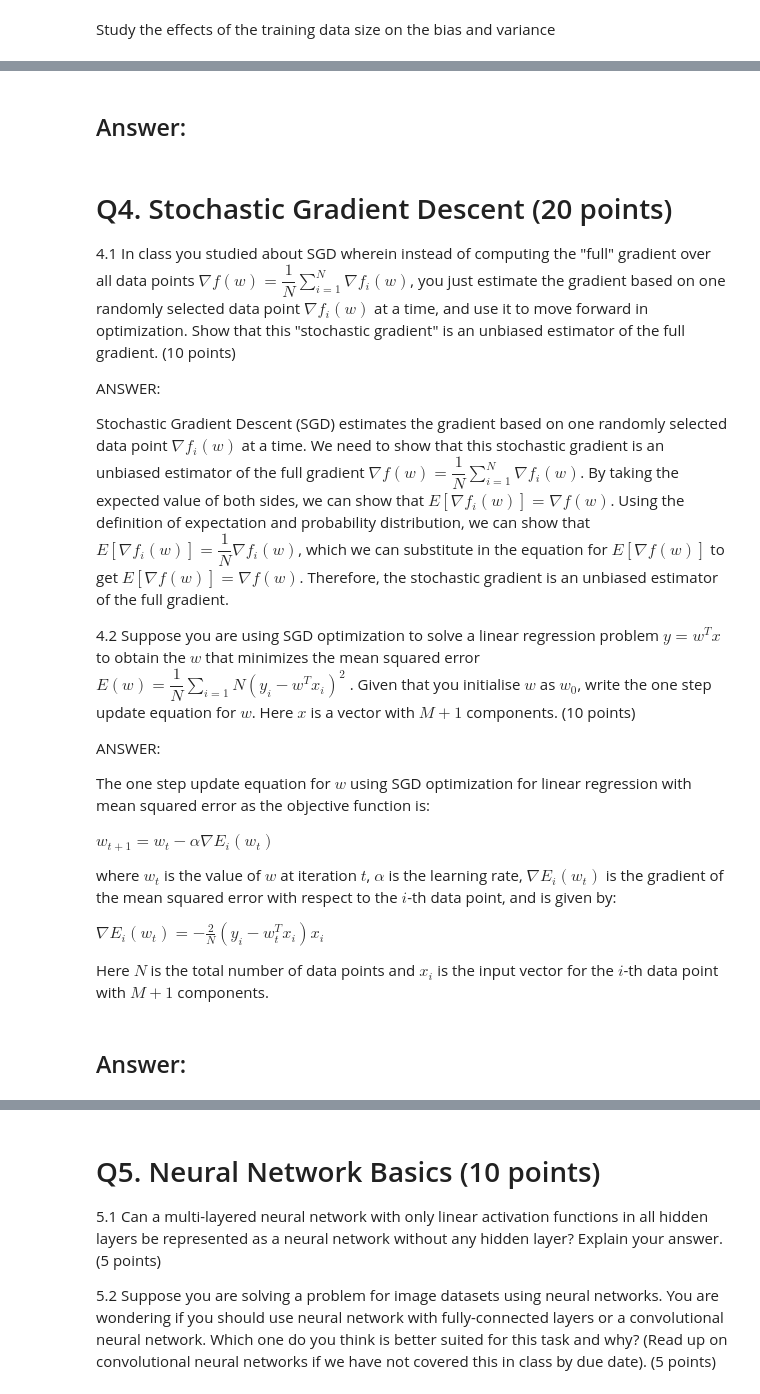
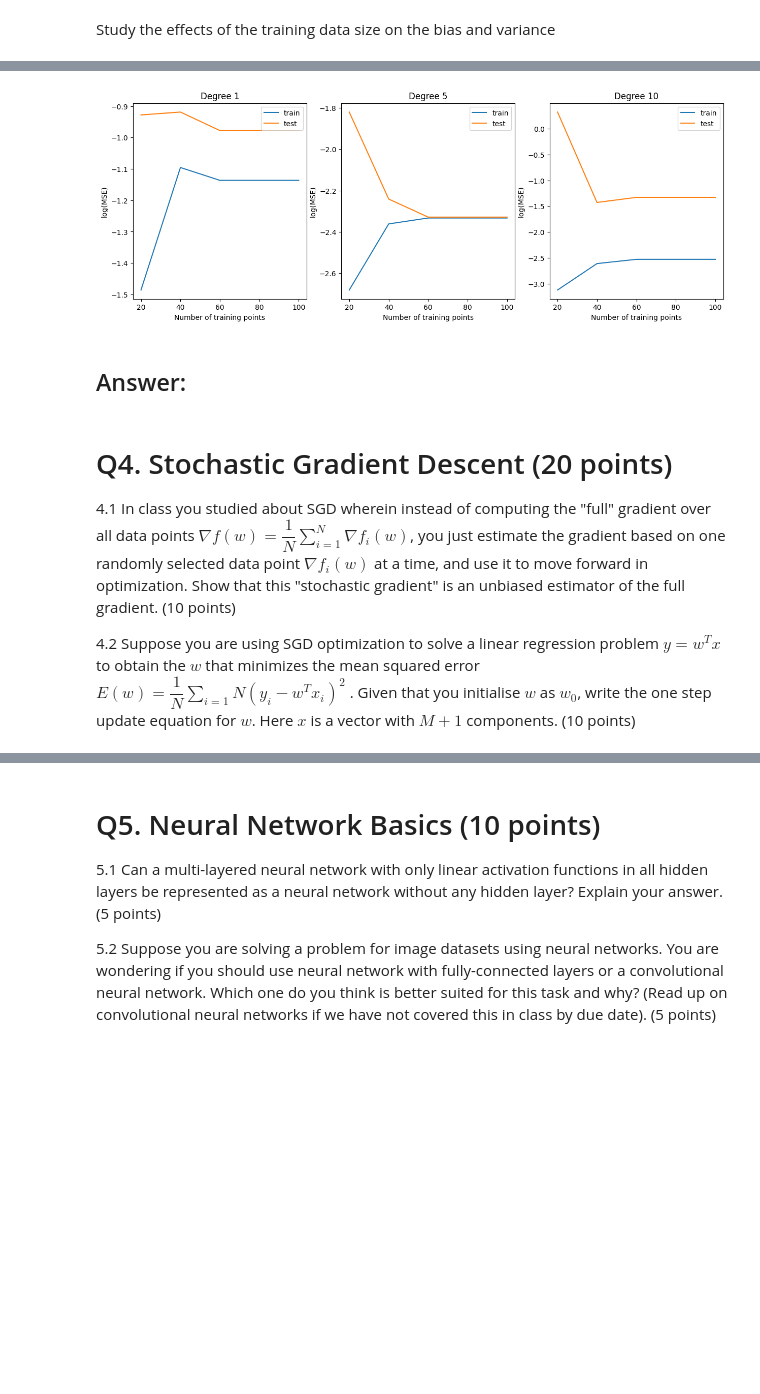
Before and after one commit to novialife/DL-in-Data-Science, a Jupyter notebook: HW2/HW2.ipynb, the cells around one changed output, grey strips where cells are left out. Saved outputs shown, nothing was run; the diff lists cells and outputs as text; code cells hidden in the pictures; blank space fills up the shorter version.

```diff
--- a/HW2/HW2.ipynb
+++ b/HW2/HW2.ipynb
@@ -253,3 +204,27 @@ test_rmses_100 {'test_rmse_1': 0.6132846384772019, 'test_rmse_5': 0.312103214153
+# %%
+train_mses_20, test_mses_20 = plot_curves(x_train[:20], y_train[:20], x_test, y_test, plot=False)
+train_mses_40, test_mses_40 = plot_curves(x_train[:40], y_train[:40], x_test, y_test, plot=False)
+train_mses_60, test_mses_60 = plot_curves(x_train[:60], y_train[:60], x_test, y_test, plot=False)
+train_mses_80, test_mses_80 = plot_curves(x_train[:80], y_train[:80], x_test, y_test, plot=False)
+train_mses_100, test_mses_100 = plot_curves(x_train, y_train, x_test, y_test, plot=False)
+
+fig, ax = plt.subplots(1, 3, figsize=(15, 5))
+models = ['1', '5', '10']
+
+for i in range(len(models)):
+    model_train = "train_mse_" + models[i]
+    model_test = "test_mse_" + models[i]
+
+    ax[i].plot([20, 40, 60, 80, 100], np.log([train_mses_20[model_train], train_mses_40[model_train], train_mses_60[model_train], train_mses_80[model_train], train_mses_100[model_train]]), label='train')
+    ax[i].plot([20, 40, 60, 80, 100], np.log([test_mses_20[model_test], test_mses_40[model_test], test_mses_60[model_test], test_mses_80[model_test], test_mses_100[model_test]]), label='test')
+    ax[i].set_title('Degree ' + models[i])
+    ax[i].set_xlabel('Number of training points')
+    ax[i].set_ylabel('log(MSE)')
+    ax[i].legend()
+
+plt.show()
+# %% [output]
+[figure, added]
 # %% [markdown]
 ## Answer:
 # %% [markdown]
@@ -257,22 +232,4 @@ test_rmses_100 {'test_rmse_1': 0.6132846384772019, 'test_rmse_5': 0.312103214153
 
 4.1 In class you studied about SGD wherein instead of computing the "full" gradient over all data points $\nabla f(w) = \dfrac{1}{N} ∑_{i=1}^{N} \nabla f_i(w)$, you just estimate the gradient based on one randomly selected data point $\nabla f_i(w)$ at a time, and use it to move forward in optimization. Show that this "stochastic gradient" is an unbiased estimator of the full gradient. (10 points)
 
-ANSWER:
-
-Stochastic Gradient Descent (SGD) estimates the gradient based on one randomly selected data point $\nabla f_i(w)$ at a time. We need to show that this stochastic gradient is an unbiased estimator of the full gradient $\nabla f(w) = \dfrac{1}{N} ∑_{i=1}^{N} \nabla f_i(w)$. By taking the expected value of both sides, we can show that $E[\nabla f_i(w)] = \nabla f(w)$. Using the definition of expectation and probability distribution, we can show that $E[\nabla f_i(w)] = \dfrac{1}{N} \nabla f_i(w)$, which we can substitute in the equation for $E[\nabla f(w)]$ to get $E[\nabla f(w)] = \nabla f(w)$. Therefore, the stochastic gradient is an unbiased estimator of the full gradient.
-
 4.2 Suppose you are using SGD optimization to solve a linear regression problem $y = w^Tx$ to obtain the $w$ that minimizes the mean squared error $E(w) = \dfrac{1}{N} \sum_{i=1}{N} (y_i - w^Tx_i)^2$ . Given that you initialise $w$ as $w_0$, write the one step update equation for $w$. Here $x$ is a vector with $M+1$ components. (10 points)
-
-ANSWER:
-
-The one step update equation for $w$ using SGD optimization for linear regression with mean squared error as the objective function is:
-
-$w_{t+1} = w_t - \alpha \nabla E_i(w_t)$
-
-where $w_t$ is the value of $w$ at iteration $t$, $\alpha$ is the learning rate, $\nabla E_i(w_t)$ is the gradient of the mean squared error with respect to the $i$-th data point, and is given by:
-
-$\nabla E_i(w_t) = -\frac{2}{N}(y_i - w_t^Tx_i)x_i$
-
-Here $N$ is the total number of data points and $x_i$ is the input vector for the $i$-th data point with $M+1$ components.
-# %% [markdown]
-## Answer:
```
Also changed, not shown: parts of 4 cells of this notebook.
